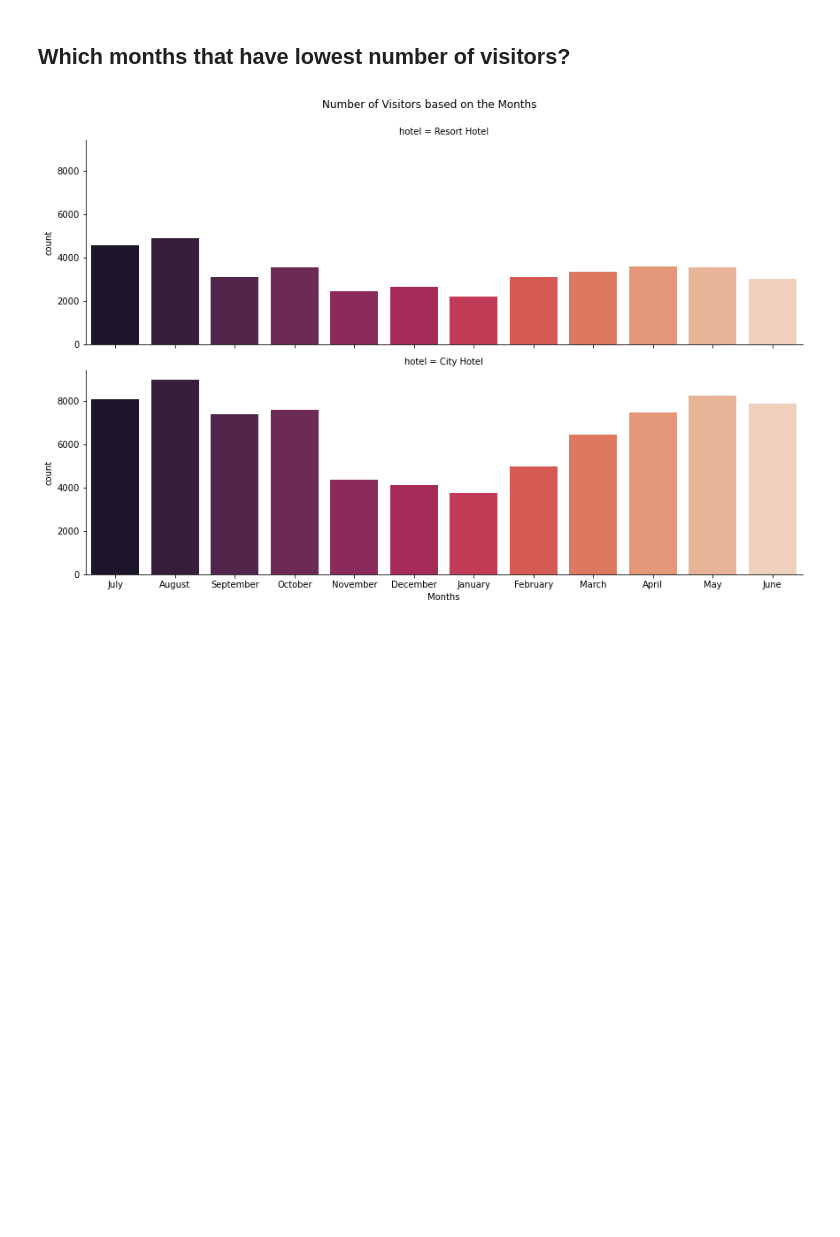
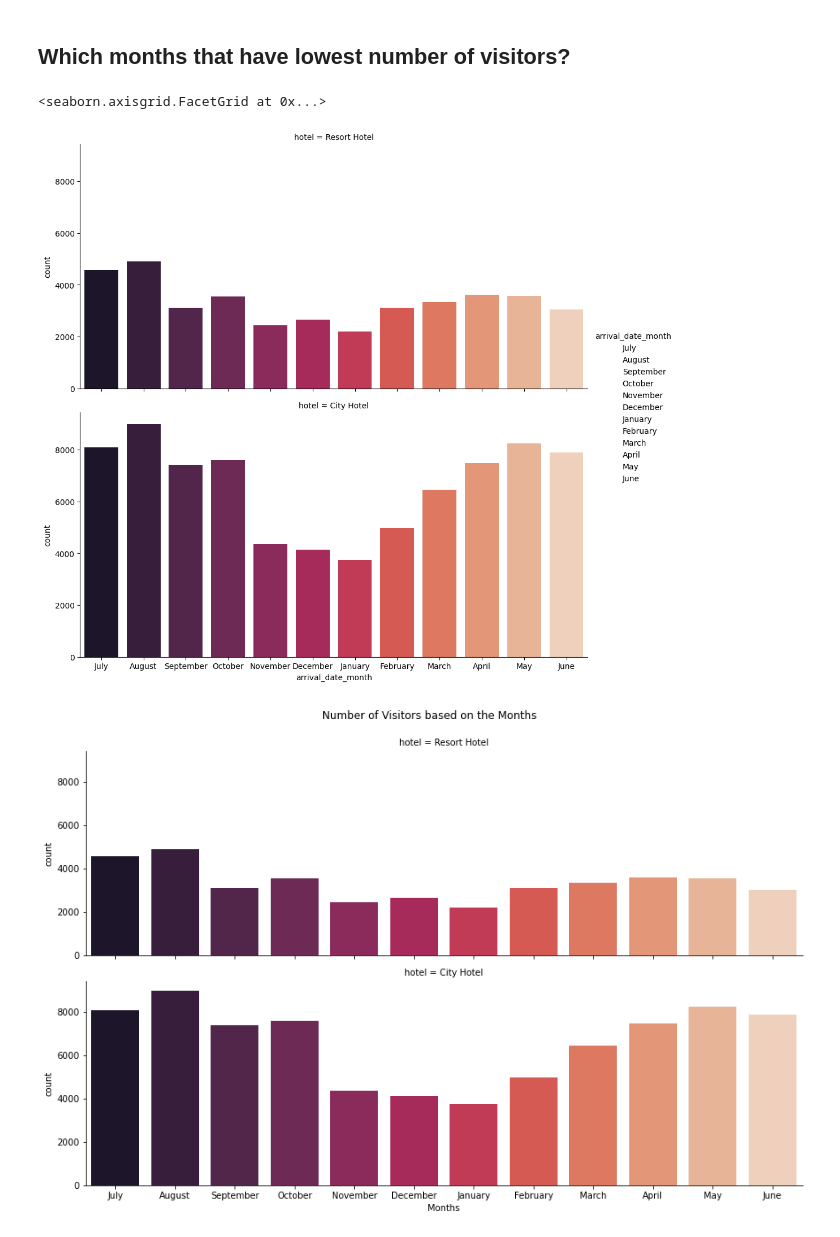
Before and after one commit to Tuwaiq-Data-Science-Bootcamp-V5/CV_and_GS-Lab1, a Jupyter notebook: CV_Assignment.ipynb, the cells around one changed output. Drawn from its saved outputs; the diff is of its cells as text; code cells hidden in the pictures; blank space fills up the shorter version.

```diff
--- a/CV_Assignment.ipynb
+++ b/CV_Assignment.ipynb
@@ -123,5 +233,10 @@ df.describe(include='object')
 # %% [markdown]
 ## Which months that have lowest number of visitors?
+# %%
+sns.catplot(df,x=df["arrival_date_month"],kind="count",row="hotel",aspect=2,palette="rocket")
+# %% [output]
+<seaborn.axisgrid.FacetGrid at 0x...>
+[figure, added]
 # %%
 # %% [output]
 [figure]
```
Also changed, not shown: parts of 36 cells of this notebook.
